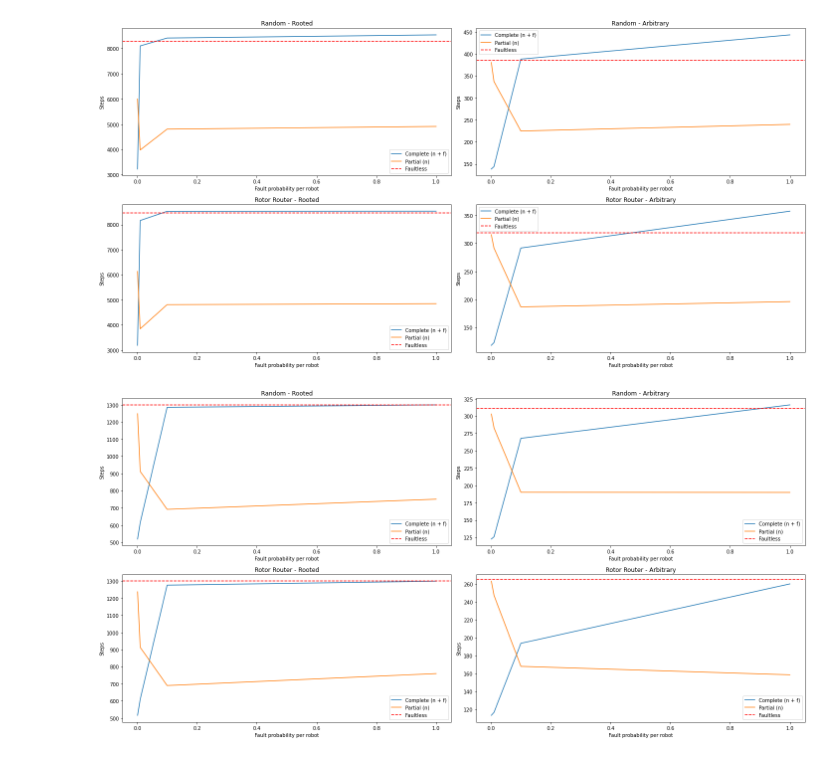
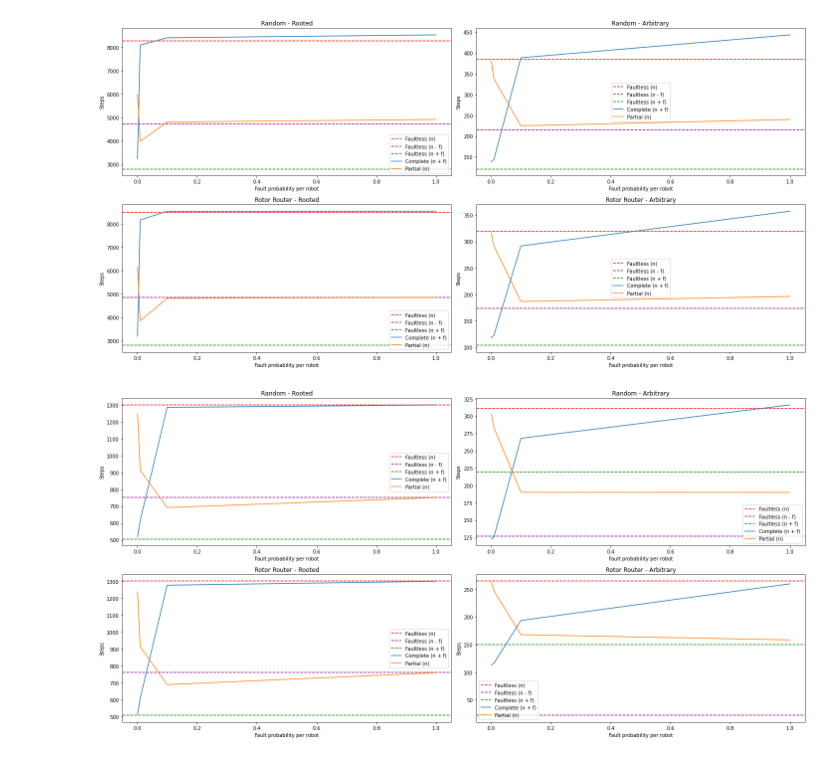
Before and after one commit to pukanszkypeter/fault-tolerant-dispersion, a Jupyter notebook: data/diagrams.ipynb, the cells around one changed output. Cells and saved outputs as stored; diff of their text form; code cells hidden in the pictures.

```diff
--- a/data/diagrams.ipynb
+++ b/data/diagrams.ipynb
@@ -363,18 +445,26 @@ plt.show()
 # %%
 # LOLLIPOP
-lollipop_rw_fl_r = faultless[(faultless["algorithm_type"] == "RANDOM") & (faultless["graph_type"] == "LOLLIPOP") & (faultless["teams"] == 1)]["steps"].mean()
+lollipop_rw_fl_r_normal = faultless[(faultless["algorithm_type"] == "RANDOM") & (faultless["graph_type"] == "LOLLIPOP") & (faultless["teams"] == 1) & (faultless["nodes"] == faultless["robots"])]["steps"].mean()
+lollipop_rw_fl_r_plus = faultless[(faultless["algorithm_type"] == "RANDOM") & (faultless["graph_type"] == "LOLLIPOP") & (faultless["teams"] == 1) & (faultless["nodes"] < faultless["robots"])]["steps"].mean()
+lollipop_rw_fl_r_minus = faultless[(faultless["algorithm_type"] == "RANDOM") & (faultless["graph_type"] == "LOLLIPOP") & (faultless["teams"] == 1) & (faultless["nodes"] > faultless["robots"])]["steps"].mean()
 lollipop_rw_fy_c_r = faulty[(faulty["algorithm_type"] == "RANDOM") & (faulty["nodes"] < faulty["robots"]) & (faulty["graph_type"] == "LOLLIPOP") & (faulty["teams"] == 1)].groupby("probability")["steps"].mean()
 lollipop_rw_fy_p_r = faulty[(faulty["algorithm_type"] == "RANDOM") & (faulty["nodes"] >= faulty["robots"]) & (faulty["graph_type"] == "LOLLIPOP") & (faulty["teams"] == 1)].groupby("probability")["steps"].mean()
 
-lollipop_rw_fl_a = faultless[(faultless["algorithm_type"] == "RANDOM") & (faultless["graph_type"] == "LOLLIPOP") & (faultless["teams"] > 1)]["steps"].mean()
+lollipop_rw_fl_a_normal = faultless[(faultless["algorithm_type"] == "RANDOM") & (faultless["graph_type"] == "LOLLIPOP") & (faultless["teams"] > 1) & (faultless["nodes"] == faultless["robots"])]["steps"].mean()
+lollipop_rw_fl_a_plus = faultless[(faultless["algorithm_type"] == "RANDOM") & (faultless["graph_type"] == "LOLLIPOP") & (faultless["teams"] > 1) & (faultless["nodes"] < faultless["robots"])]["steps"].mean()
+lollipop_rw_fl_a_minus = faultless[(faultless["algorithm_type"] == "RANDOM") & (faultless["graph_type"] == "LOLLIPOP") & (faultless["teams"] > 1) & (faultless["nodes"] > faultless["robots"])]["steps"].mean()
 lollipop_rw_fy_c_a = faulty[(faulty["algorithm_type"] == "RANDOM") & (faulty["nodes"] < faulty["robots"]) & (faulty["graph_type"] == "LOLLIPOP") & (faulty["teams"] > 1)].groupby("probability")["steps"].mean()
 lollipop_rw_fy_p_a = faulty[(faulty["algorithm_type"] == "RANDOM") & (faulty["nodes"] >= faulty["robots"]) & (faulty["graph_type"] == "LOLLIPOP") & (faulty["teams"] > 1)].groupby("probability")["steps"].mean()
 
-lollipop_rr_fl_r = faultless[(faultless["algorithm_type"] == "ROTOR_ROUTER") & (faultless["graph_type"] == "LOLLIPOP") & (faultless["teams"] == 1)]["steps"].mean()
+lollipop_rr_fl_r_normal = faultless[(faultless["algorithm_type"] == "ROTOR_ROUTER") & (faultless["graph_type"] == "LOLLIPOP") & (faultless["teams"] == 1) & (faultless["nodes"] == faultless["robots"])]["steps"].mean()
+lollipop_rr_fl_r_plus = faultless[(faultless["algorithm_type"] == "ROTOR_ROUTER") & (faultless["graph_type"] == "LOLLIPOP") & (faultless["teams"] == 1) & (faultless["nodes"] < faultless["robots"])]["steps"].mean()
+lollipop_rr_fl_r_minus = faultless[(faultless["algorithm_type"] == "ROTOR_ROUTER") & (faultless["graph_type"] == "LOLLIPOP") & (faultless["teams"] == 1) & (faultless["nodes"] > faultless["robots"])]["steps"].mean()
 lollipop_rr_fy_c_r = faulty[(faulty["algorithm_type"] == "ROTOR_ROUTER") & (faulty["nodes"] < faulty["robots"]) & (faulty["graph_type"] == "LOLLIPOP") & (faulty["teams"] == 1)].groupby("probability")["steps"].mean()
 lollipop_rr_fy_p_r = faulty[(faulty["algorithm_type"] == "ROTOR_ROUTER") & (faulty["nodes"] >= faulty["robots"]) & (faulty["graph_type"] == "LOLLIPOP") & (faulty["teams"] == 1)].groupby("probability")["steps"].mean()
 
-lollipop_rr_fl_a = faultless[(faultless["algorithm_type"] == "ROTOR_ROUTER") & (faultless["graph_type"] == "LOLLIPOP") & (faultless["teams"] > 1)]["steps"].mean()
+lollipop_rr_fl_a_normal = faultless[(faultless["algorithm_type"] == "ROTOR_ROUTER") & (faultless["graph_type"] == "LOLLIPOP") & (faultless["teams"] > 1) & (faultless["nodes"] == faultless["robots"])]["steps"].mean()
+lollipop_rr_fl_a_plus = faultless[(faultless["algorithm_type"] == "ROTOR_ROUTER") & (faultless["graph_type"] == "LOLLIPOP") & (faultless["teams"] > 1) & (faultless["nodes"] < faultless["robots"])]["steps"].mean()
+lollipop_rr_fl_a_minus = faultless[(faultless["algorithm_type"] == "ROTOR_ROUTER") & (faultless["graph_type"] == "LOLLIPOP") & (faultless["teams"] > 1) & (faultless["nodes"] > faultless["robots"])]["steps"].mean()
 lollipop_rr_fy_c_a = faulty[(faulty["algorithm_type"] == "ROTOR_ROUTER") & (faulty["nodes"] < faulty["robots"]) & (faulty["graph_type"] == "LOLLIPOP") & (faulty["teams"] > 1)].groupby("probability")["steps"].mean()
 lollipop_rr_fy_p_a = faulty[(faulty["algorithm_type"] == "ROTOR_ROUTER") & (faulty["nodes"] >= faulty["robots"]) & (faulty["graph_type"] == "LOLLIPOP") & (faulty["teams"] > 1)].groupby("probability")["steps"].mean()
 
@@ -382,61 +472,77 @@ lollipop_rr_fy_p_a = faulty[(faulty["algorithm_type"] == "ROTOR_ROUTER") & (faul
 fig, axs = plt.subplots(nrows=2, ncols=2, figsize=(20, 10))
 
 # plot the data for the first chart
+axs[0,0].axhline(y = lollipop_rw_fl_r_normal, color="red", linestyle="--", label = "Faultless (n)")
+axs[0,0].axhline(y = lollipop_rw_fl_r_minus, color="purple", linestyle="--", label = "Faultless (n - f)")
+axs[0,0].axhline(y = lollipop_rw_fl_r_plus, color="green", linestyle="--", label = "Faultless (n + f)")
 axs[0,0].plot(lollipop_rw_fy_c_r.index, lollipop_rw_fy_c_r.values, label = "Complete (n + f)")
 axs[0,0].plot(lollipop_rw_fy_p_r.index, lollipop_rw_fy_p_r.values, label = "Partial (n)")
-axs[0,0].axhline(y = lollipop_rw_fl_r, color="r", linestyle="--", label = "Faultless")
 axs[0,0].set_xlabel("Fault probability per robot")
 axs[0,0].set_ylabel("Steps")
 axs[0,0].set_title('Random - Rooted')
 axs[0,0].legend()
 
 # plot the data for the second chart
+axs[0,1].axhline(y = lollipop_rw_fl_a_normal, color="red", linestyle="--", label = "Faultless (n)")
+axs[0,1].axhline(y = lollipop_rw_fl_a_minus, color="purple", linestyle="--", label = "Faultless (n - f)")
+axs[0,1].axhline(y = lollipop_rw_fl_a_plus, color="green", linestyle="--", label = "Faultless (n + f)")
 axs[0,1].plot(lollipop_rw_fy_c_a.index, lollipop_rw_fy_c_a.values, label = "Complete (n + f)")
 axs[0,1].plot(lollipop_rw_fy_p_a.index, lollipop_rw_fy_p_a.values, label = "Partial (n)")
-axs[0,1].axhline(y = lollipop_rw_fl_a, color="r", linestyle="--", label = "Faultless")
 axs[0,1].set_xlabel("Fault probability per robot")
 axs[0,1].set_ylabel("Steps")
 axs[0,1].set_title('Random - Arbitrary')
 axs[0,1].legend()
 
 # plot the data for the third chart
+axs[1,0].axhline(y = lollipop_rr_fl_r_normal, color="red", linestyle="--", label = "Faultless (n)")
+axs[1,0].axhline(y = lollipop_rr_fl_r_minus, color="purple", linestyle="--", label = "Faultless (n - f)")
+axs[1,0].axhline(y = lollipop_rr_fl_r_plus, color="green", linestyle="--", label = "Faultless (n + f)")
 axs[1,0].plot(lollipop_rr_fy_c_r.index, lollipop_rr_fy_c_r.values, label = "Complete (n + f)")
 axs[1,0].plot(lollipop_rr_fy_p_r.index, lollipop_rr_fy_p_r.values, label = "Partial (n)")
-axs[1,0].axhline(y = lollipop_rr_fl_r, color="r", linestyle="--", label = "Faultless")
 axs[1,0].set_xlabel("Fault probability per robot")
 axs[1,0].set_ylabel("Steps")
 axs[1,0].set_title('Rotor Router - Rooted')
 axs[1,0].legend()
 
 # plot the data for the fourth chart
+axs[1,1].axhline(y = lollipop_rr_fl_a_normal, color="red", linestyle="--", label = "Faultless (n)")
+axs[1,1].axhline(y = lollipop_rr_fl_a_minus, color="purple", linestyle="--", label = "Faultless (n - f)")
+axs[1,1].axhline(y = lollipop_rr_fl_a_plus, color="green", linestyle="--", label = "Faultless (n + f)")
 axs[1,1].plot(lollipop_rr_fy_c_a.index, lollipop_rr_fy_c_a.values, label = "Complete (n + f)")
 axs[1,1].plot(lollipop_rr_fy_p_a.index, lollipop_rr_fy_p_a.values, label = "Partial (n)")
-axs[1,1].axhline(y = lollipop_rr_fl_a, color="r", linestyle="--", label = "Faultless")
 axs[1,1].set_xlabel("Fault probability per robot")
 axs[1,1].set_ylabel("Steps")
 axs[1,1].set_title('Rotor Router - Arbitrary')
 axs[1,1].legend()
 
 # show the chart
 plt.tight_layout()
 plt.show()
 # %% [output]
-[figure, old version]
+[figure, new version]
 # %%
 # LINEAR
-linear_rw_fl_r = faultless[(faultless["algorithm_type"] == "RANDOM") & (faultless["graph_type"] == "LINEAR") & (faultless["teams"] == 1)]["steps"].mean()
+linear_rw_fl_r_normal = faultless[(faultless["algorithm_type"] == "RANDOM") & (faultless["graph_type"] == "LINEAR") & (faultless["teams"] == 1) & (faultless["nodes"] == faultless["robots"])]["steps"].mean()
+linear_rw_fl_r_plus = faultless[(faultless["algorithm_type"] == "RANDOM") & (faultless["graph_type"] == "LINEAR") & (faultless["teams"] == 1) & (faultless["nodes"] < faultless["robots"])]["steps"].mean()
+linear_rw_fl_r_minus = faultless[(faultless["algorithm_type"] == "RANDOM") & (faultless["graph_type"] == "LINEAR") & (faultless["teams"] == 1) & (faultless["nodes"] > faultless["robots"])]["steps"].mean()
 linear_rw_fy_c_r = faulty[(faulty["algorithm_type"] == "RANDOM") & (faulty["nodes"] < faulty["robots"]) & (faulty["graph_type"] == "LINEAR") & (faulty["teams"] == 1)].groupby("probability")["steps"].mean()
 linear_rw_fy_p_r = faulty[(faulty["algorithm_type"] == "RANDOM") & (faulty["nodes"] >= faulty["robots"]) & (faulty["graph_type"] == "LINEAR") & (faulty["teams"] == 1)].groupby("probability")["steps"].mean()
 
-linear_rw_fl_a = faultless[(faultless["algorithm_type"] == "RANDOM") & (faultless["graph_type"] == "LINEAR") & (faultless["teams"] > 1)]["steps"].mean()
+linear_rw_fl_a_normal = faultless[(faultless["algorithm_type"] == "RANDOM") & (faultless["graph_type"] == "LINEAR") & (faultless["teams"] > 1) & (faultless["nodes"] == faultless["robots"])]["steps"].mean()
+linear_rw_fl_a_plus = faultless[(faultless["algorithm_type"] == "RANDOM") & (faultless["graph_type"] == "LINEAR") & (faultless["teams"] > 1) & (faultless["nodes"] < faultless["robots"])]["steps"].mean()
+linear_rw_fl_a_minus = faultless[(faultless["algorithm_type"] == "RANDOM") & (faultless["graph_type"] == "LINEAR") & (faultless["teams"] > 1) & (faultless["nodes"] > faultless["robots"])]["steps"].mean()
 linear_rw_fy_c_a = faulty[(faulty["algorithm_type"] == "RANDOM") & (faulty["nodes"] < faulty["robots"]) & (faulty["graph_type"] == "LINEAR") & (faulty["teams"] > 1)].groupby("probability")["steps"].mean()
 linear_rw_fy_p_a = faulty[(faulty["algorithm_type"] == "RANDOM") & (faulty["nodes"] >= faulty["robots"]) & (faulty["graph_type"] == "LINEAR") & (faulty["teams"] > 1)].groupby("probability")["steps"].mean()
 
-linear_rr_fl_r = faultless[(faultless["algorithm_type"] == "ROTOR_ROUTER") & (faultless["graph_type"] == "LINEAR") & (faultless["teams"] == 1)]["steps"].mean()
+linear_rr_fl_r_normal = faultless[(faultless["algorithm_type"] == "ROTOR_ROUTER") & (faultless["graph_type"] == "LINEAR") & (faultless["teams"] == 1) & (faultless["nodes"] == faultless["robots"])]["steps"].mean()
+linear_rr_fl_r_plus = faultless[(faultless["algorithm_type"] == "ROTOR_ROUTER") & (faultless["graph_type"] == "LINEAR") & (faultless["teams"] == 1) & (faultless["nodes"] < faultless["robots"])]["steps"].mean()
+linear_rr_fl_r_minus = faultless[(faultless["algorithm_type"] == "ROTOR_ROUTER") & (faultless["graph_type"] == "LINEAR") & (faultless["teams"] == 1) & (faultless["nodes"] > faultless["robots"])]["steps"].mean()
 linear_rr_fy_c_r = faulty[(faulty["algorithm_type"] == "ROTOR_ROUTER") & (faulty["nodes"] < faulty["robots"]) & (faulty["graph_type"] == "LINEAR") & (faulty["teams"] == 1)].groupby("probability")["steps"].mean()
 linear_rr_fy_p_r = faulty[(faulty["algorithm_type"] == "ROTOR_ROUTER") & (faulty["nodes"] >= faulty["robots"]) & (faulty["graph_type"] == "LINEAR") & (faulty["teams"] == 1)].groupby("probability")["steps"].mean()
 
-linear_rr_fl_a = faultless[(faultless["algorithm_type"] == "ROTOR_ROUTER") & (faultless["graph_type"] == "LINEAR") & (faultless["teams"] > 1)]["steps"].mean()
+linear_rr_fl_a_normal = faultless[(faultless["algorithm_type"] == "ROTOR_ROUTER") & (faultless["graph_type"] == "LINEAR") & (faultless["teams"] > 1) & (faultless["nodes"] == faultless["robots"])]["steps"].mean()
+linear_rr_fl_a_plus = faultless[(faultless["algorithm_type"] == "ROTOR_ROUTER") & (faultless["graph_type"] == "LINEAR") & (faultless["teams"] > 1) & (faultless["nodes"] < faultless["robots"])]["steps"].mean()
+linear_rr_fl_a_minus = faultless[(faultless["algorithm_type"] == "ROTOR_ROUTER") & (faultless["graph_type"] == "LINEAR") & (faultless["teams"] > 1) & (faultless["nodes"] > faultless["robots"])]["steps"].mean()
 linear_rr_fy_c_a = faulty[(faulty["algorithm_type"] == "ROTOR_ROUTER") & (faulty["nodes"] < faulty["robots"]) & (faulty["graph_type"] == "LINEAR") & (faulty["teams"] > 1)].groupby("probability")["steps"].mean()
 linear_rr_fy_p_a = faulty[(faulty["algorithm_type"] == "ROTOR_ROUTER") & (faulty["nodes"] >= faulty["robots"]) & (faulty["graph_type"] == "LINEAR") & (faulty["teams"] > 1)].groupby("probability")["steps"].mean()
 
@@ -444,36 +550,44 @@ linear_rr_fy_p_a = faulty[(faulty["algorithm_type"] == "ROTOR_ROUTER") & (faulty
 fig, axs = plt.subplots(nrows=2, ncols=2, figsize=(20, 10))
 
 # plot the data for the first chart
+axs[0,0].axhline(y = linear_rw_fl_r_normal, color="red", linestyle="--", label = "Faultless (n)")
+axs[0,0].axhline(y = linear_rw_fl_r_minus, color="purple", linestyle="--", label = "Faultless (n - f)")
+axs[0,0].axhline(y = linear_rw_fl_r_plus, color="green", linestyle="--", label = "Faultless (n + f)")
 axs[0,0].plot(linear_rw_fy_c_r.index, linear_rw_fy_c_r.values, label = "Complete (n + f)")
 axs[0,0].plot(linear_rw_fy_p_r.index, linear_rw_fy_p_r.values, label = "Partial (n)")
-axs[0,0].axhline(y = linear_rw_fl_r, color="r", linestyle="--", label = "Faultless")
 axs[0,0].set_xlabel("Fault probability per robot")
 axs[0,0].set_ylabel("Steps")
 axs[0,0].set_title('Random - Rooted')
 axs[0,0].legend()
 
 # plot the data for the second chart
+axs[0,1].axhline(y = linear_rw_fl_a_normal, color="red", linestyle="--", label = "Faultless (n)")
+axs[0,1].axhline(y = linear_rw_fl_a_minus, color="purple", linestyle="--", label = "Faultless (n - f)")
+axs[0,1].axhline(y = linear_rw_fl_a_plus, color="green", linestyle="--", label = "Faultless (n + f)")
 axs[0,1].plot(linear_rw_fy_c_a.index, linear_rw_fy_c_a.values, label = "Complete (n + f)")
 axs[0,1].plot(linear_rw_fy_p_a.index, linear_rw_fy_p_a.values, label = "Partial (n)")
-axs[0,1].axhline(y = linear_rw_fl_a, color="r", linestyle="--", label = "Faultless")
 axs[0,1].set_xlabel("Fault probability per robot")
 axs[0,1].set_ylabel("Steps")
 axs[0,1].set_title('Random - Arbitrary')
 axs[0,1].legend()
 
 # plot the data for the third chart
+axs[1,0].axhline(y = linear_rr_fl_r_normal, color="red", linestyle="--", label = "Faultless (n)")
+axs[1,0].axhline(y = linear_rr_fl_r_minus, color="purple", linestyle="--", label = "Faultless (n - f)")
+axs[1,0].axhline(y = linear_rr_fl_r_plus, color="green", linestyle="--", label = "Faultless (n + f)")
 axs[1,0].plot(linear_rr_fy_c_r.index, linear_rr_fy_c_r.values, label = "Complete (n + f)")
 axs[1,0].plot(linear_rr_fy_p_r.index, linear_rr_fy_p_r.values, label = "Partial (n)")
-axs[1,0].axhline(y = linear_rr_fl_r, color="r", linestyle="--", label = "Faultless")
 axs[1,0].set_xlabel("Fault probability per robot")
 axs[1,0].set_ylabel("Steps")
 axs[1,0].set_title('Rotor Router - Rooted')
 axs[1,0].legend()
 
 # plot the data for the fourth chart
+axs[1,1].axhline(y = linear_rr_fl_a_normal, color="red", linestyle="--", label = "Faultless (n)")
+axs[1,1].axhline(y = linear_rr_fl_a_minus, color="purple", linestyle="--", label = "Faultless (n - f)")
+axs[1,1].axhline(y = linear_rr_fl_a_plus, color="green", linestyle="--", label = "Faultless (n + f)")
 axs[1,1].plot(linear_rr_fy_c_a.index, linear_rr_fy_c_a.values, label = "Complete (n + f)")
 axs[1,1].plot(linear_rr_fy_p_a.index, linear_rr_fy_p_a.values, label = "Partial (n)")
-axs[1,1].axhline(y = linear_rr_fl_a, color="r", linestyle="--", label = "Faultless")
 axs[1,1].set_xlabel("Fault probability per robot")
 axs[1,1].set_ylabel("Steps")
 axs[1,1].set_title('Rotor Router - Arbitrary')
@@ -483,6 +597,6 @@ axs[1,1].legend()
 plt.tight_layout()
 plt.show()
 # %% [output]
-[figure, old version]
+[figure, new version]
 # %%
 # STAR
```
Also changed, not shown: parts of 9 cells of this notebook, 1 other file.
